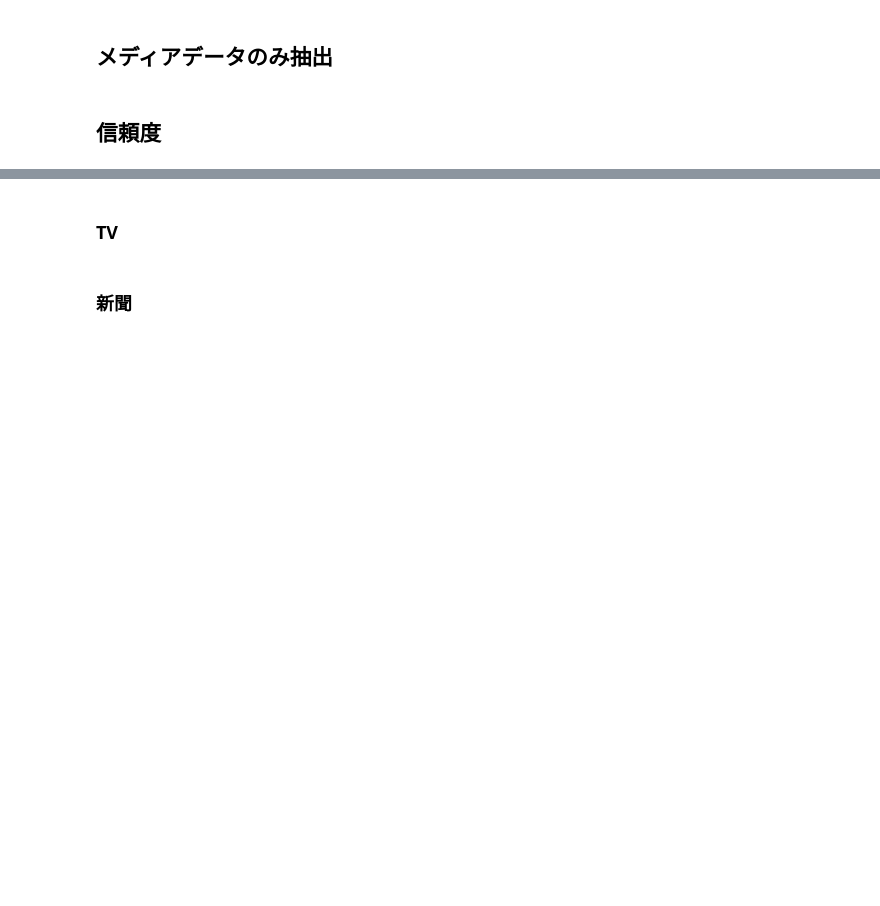
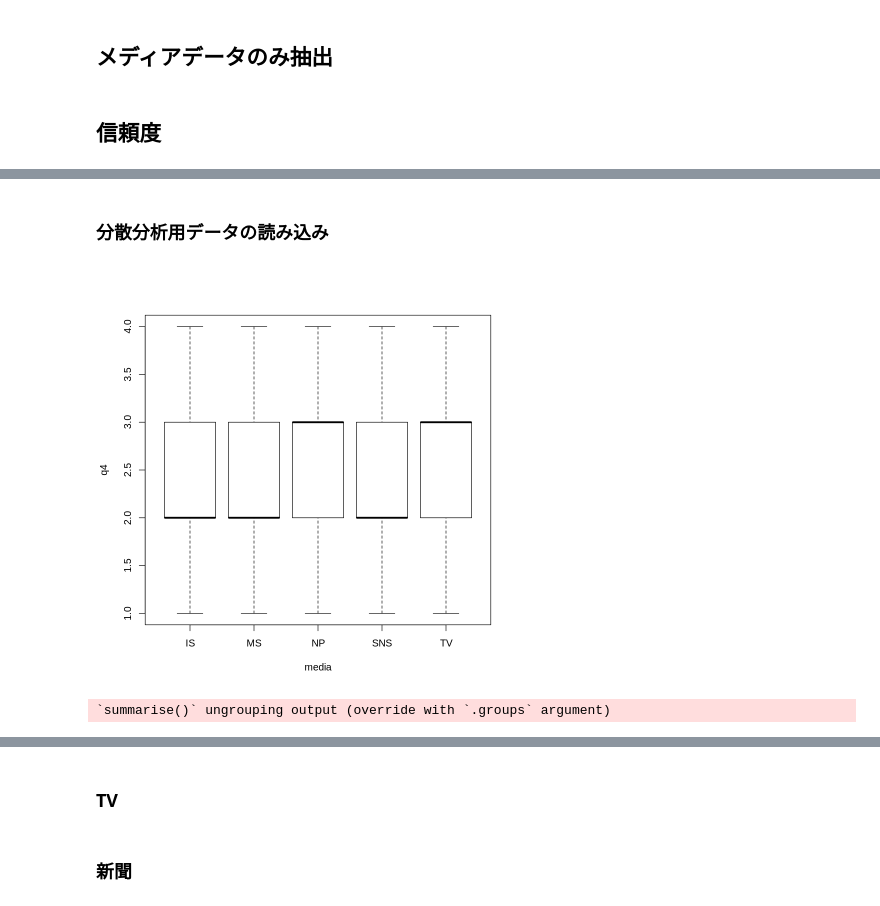
Before and after one commit to e4rll/kanmake, a Jupyter notebook: kanmake.ipynb, the cells around one changed output, grey strips where cells are left out. Drawn from its saved outputs; the diff is of its cells as text; code cells hidden in the pictures; blank space fills up the shorter version.

```diff
--- a/kanmake.ipynb
+++ b/kanmake.ipynb
@@ -192,0 +202,8 @@ plot(count ~ spray, data = d.q)
+# %% [markdown]
+### 分散分析用データの読み込み
+# %%
+ana.data <- read.csv("input/426200000002_Rawdata_ana.txt", sep="\t")
+# %%
+plot(q4 ~ media, data = ana.data)
+# %% [output]
+[figure, added]
@@ -192,0 +212,6 @@ plot(count ~ spray, data = d.q)
+# %%
+ana.des <- ana.data %>%
+    group_by(media) %>%
+    summarize(mean = mean(q4), se = sd(q4)/sqrt(length(q4)))
+# %% [output]
+`summarise()` ungrouping output (override with `.groups` argument)
```
Also changed, not shown: parts of 16 cells of this notebook.
